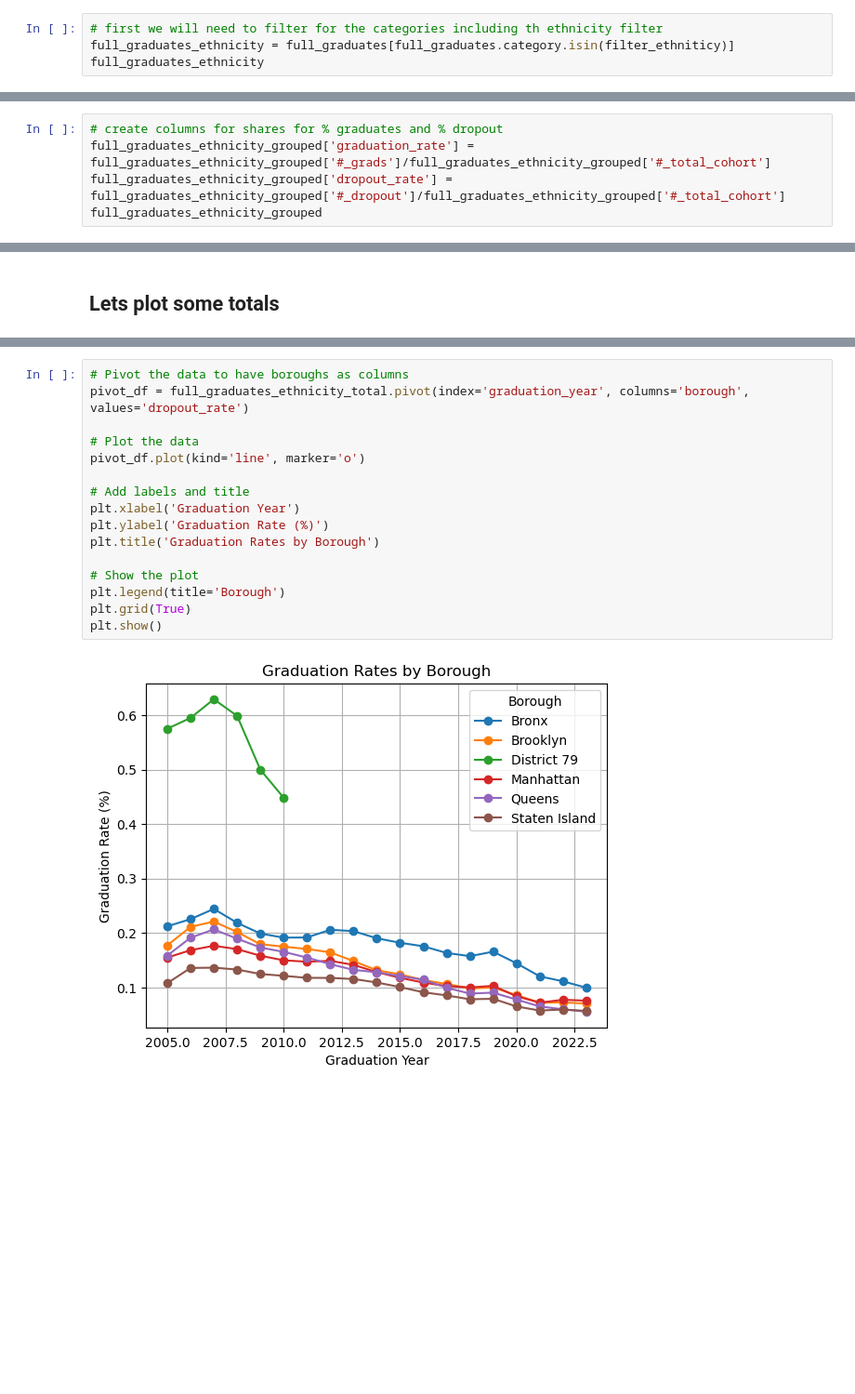
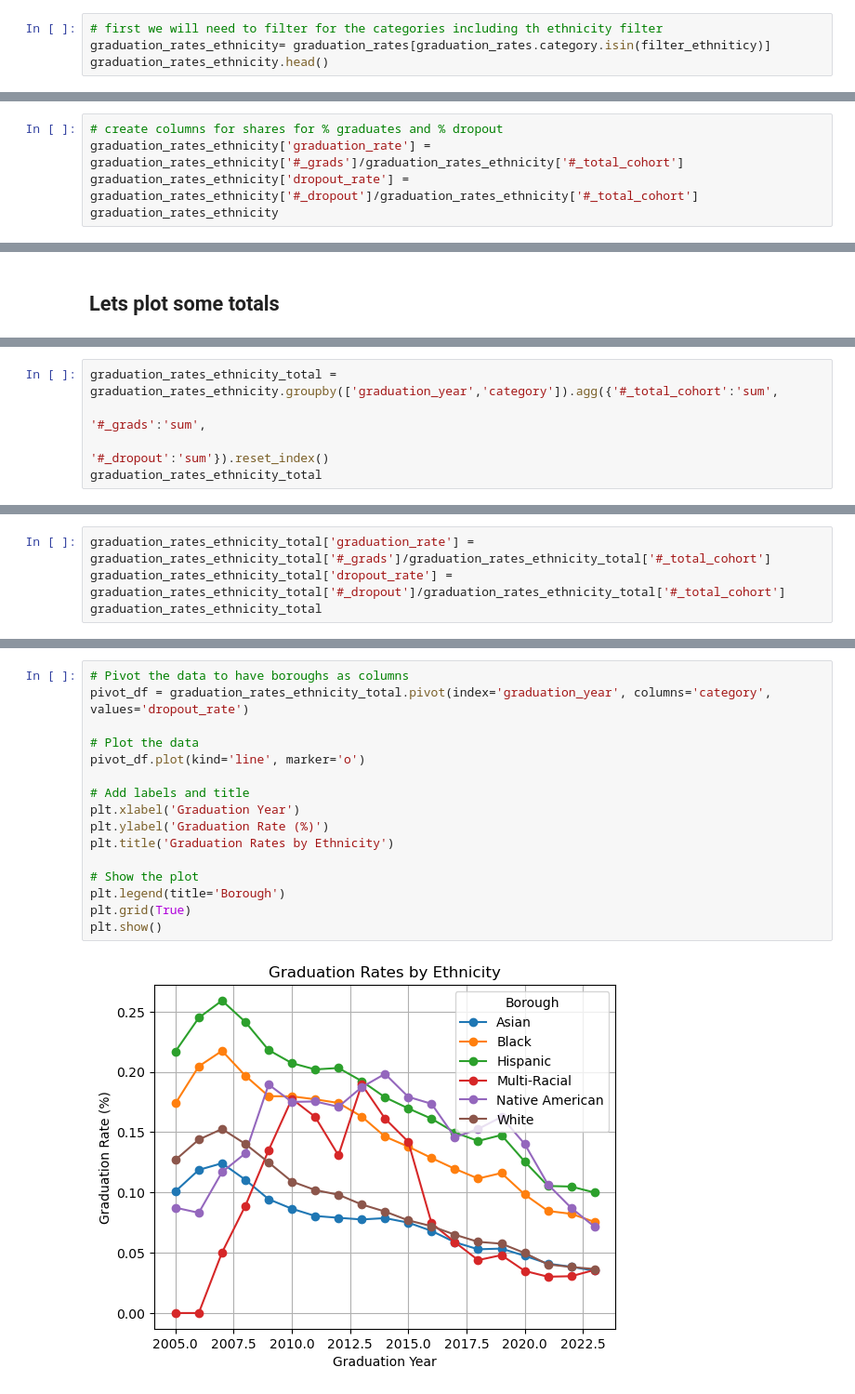
Before and after one commit to Jeff-Brady/crime_nerds, a Jupyter notebook: notebook_almu.ipynb, the cells around one changed output, grey strips where cells are left out. Shown at 93% size. Drawn from its saved outputs; the diff is of its cells as text; blank space fills up the shorter version.

```diff
--- a/notebook_almu.ipynb
+++ b/notebook_almu.ipynb
@@ -445,5 +615,5 @@ filter_econ_situation = ['Econ Disadv', 'Not Econ Disadv']
 # %%
 # first we will need to filter for the categories including th ethnicity filter
-full_graduates_ethnicity = full_graduates[full_graduates.category.isin(filter_ethniticy)]
-full_graduates_ethnicity
+graduation_rates_ethnicity= graduation_rates[graduation_rates.category.isin(filter_ethniticy)]
+graduation_rates_ethnicity.head()
 # %% [output]
@@ -540,6 +648,6 @@ full_graduates_ethnicity[(full_graduates_ethnicity['graduation_year']==2005) & (
 # %%
 # create columns for shares for % graduates and % dropout
-full_graduates_ethnicity_grouped['graduation_rate'] = full_graduates_ethnicity_grouped['#_grads']/full_graduates_ethnicity_grouped['#_total_cohort']
-full_graduates_ethnicity_grouped['dropout_rate'] = full_graduates_ethnicity_grouped['#_dropout']/full_graduates_ethnicity_grouped['#_total_cohort']
-full_graduates_ethnicity_grouped
+graduation_rates_ethnicity['graduation_rate'] = graduation_rates_ethnicity['#_grads']/graduation_rates_ethnicity['#_total_cohort']
+graduation_rates_ethnicity['dropout_rate'] = graduation_rates_ethnicity['#_dropout']/graduation_rates_ethnicity['#_total_cohort']
+graduation_rates_ethnicity
 # %% [output]
@@ -618,0 +863,5 @@ plt.show()
+# %%
+graduation_rates_ethnicity_total = graduation_rates_ethnicity.groupby(['graduation_year','category']).agg({'#_total_cohort':'sum',
+                                                                                                           '#_grads':'sum',
+                                                                                                           '#_dropout':'sum'}).reset_index()
+graduation_rates_ethnicity_total
@@ -618,0 +882,4 @@ plt.show()
+# %%
+graduation_rates_ethnicity_total['graduation_rate'] = graduation_rates_ethnicity_total['#_grads']/graduation_rates_ethnicity_total['#_total_cohort']
+graduation_rates_ethnicity_total['dropout_rate'] = graduation_rates_ethnicity_total['#_dropout']/graduation_rates_ethnicity_total['#_total_cohort']
+graduation_rates_ethnicity_total
@@ -619,18 +918,18 @@ plt.show()
 # %%
 # Pivot the data to have boroughs as columns
-pivot_df = full_graduates_ethnicity_total.pivot(index='graduation_year', columns='borough', values='dropout_rate')
+pivot_df = graduation_rates_ethnicity_total.pivot(index='graduation_year', columns='category', values='dropout_rate')
 
 # Plot the data
 pivot_df.plot(kind='line', marker='o')
 
 # Add labels and title
 plt.xlabel('Graduation Year')
 plt.ylabel('Graduation Rate (%)')
-plt.title('Graduation Rates by Borough')
+plt.title('Graduation Rates by Ethnicity')
 
 # Show the plot
 plt.legend(title='Borough')
 plt.grid(True)
 plt.show()
 # %% [output]
-[figure, old version]
+[figure, new version]
```
Also changed, not shown: parts of 100 cells of this notebook, 2 other files.
